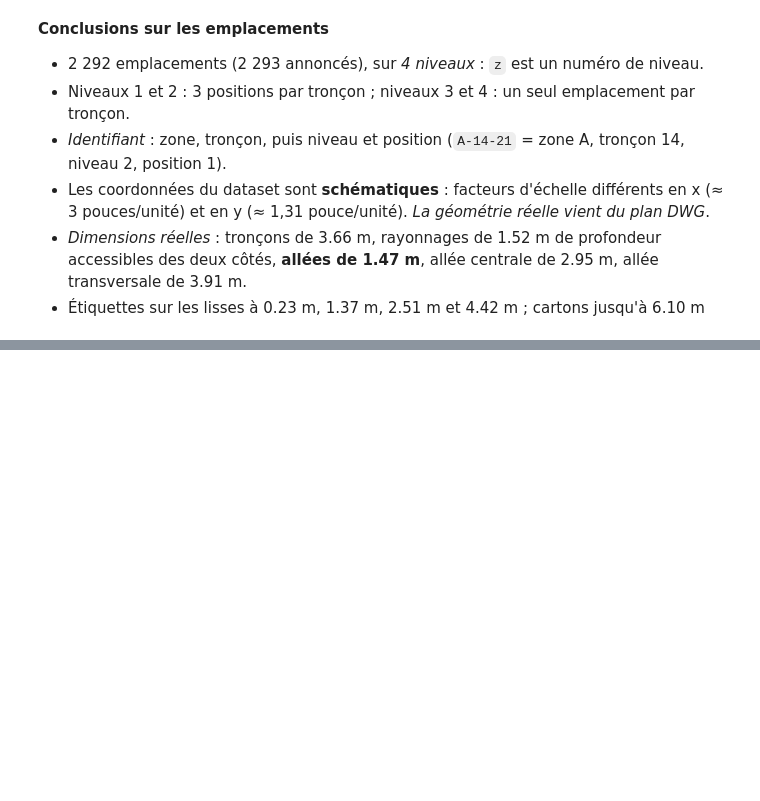
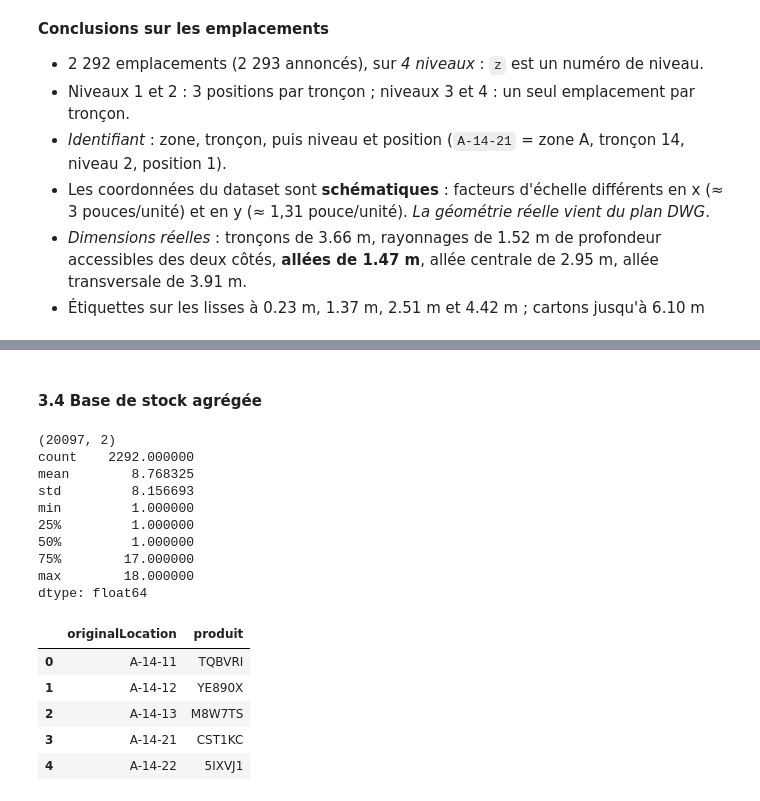
Before and after one commit to Manal-Ghita/warehouse-inventory-robot, a Jupyter notebook: notebooks/01_exploration_dataset.ipynb, the cells around one changed output, grey strips where cells are left out. Saved outputs shown, nothing was run; the diff lists cells and outputs as text; code cells hidden in the pictures; blank space fills up the shorter version.

```diff
--- a/notebooks/01_exploration_dataset.ipynb
+++ b/notebooks/01_exploration_dataset.ipynb
@@ -183,0 +265,26 @@ y : 1.3111111111111111
+# %% [markdown]
+#### 3.4 Base de stock agrégée
+# %%
+# (emplacement, produit), quantites ignorees
+base = long.drop_duplicates(subset=["originalLocation", "produit"])[["originalLocation", "produit"]]
+
+print(base.shape)
+print(base.groupby("originalLocation").size().describe())
+base.head()
+# %% [output]
+(20097, 2)
+count    2292.000000
+mean        8.768325
+std         8.156693
+min         1.000000
+25%         1.000000
+50%         1.000000
+75%        17.000000
+max        18.000000
+dtype: float64
+|  | originalLocation | produit |
+| 0 | A-14-11 | TQBVRI |
+| 1 | A-14-12 | YE890X |
+| 2 | A-14-13 | M8W7TS |
+| 3 | A-14-21 | CST1KC |
+| 4 | A-14-22 | 5IXVJ1 |
```
Also changed, not shown: parts of 9 cells of this notebook.
